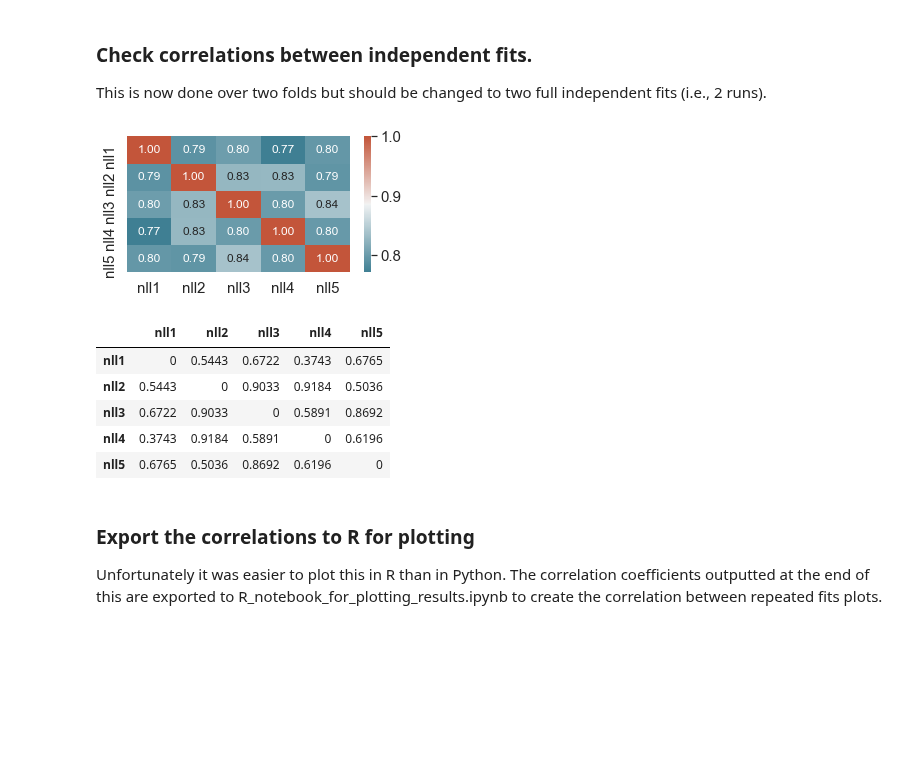
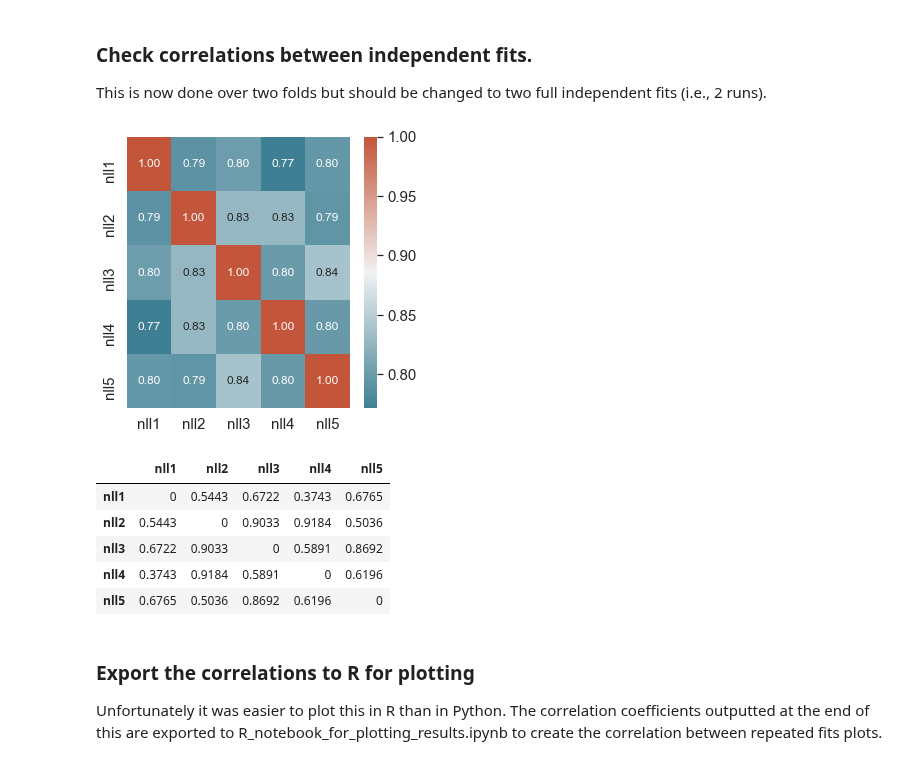
Before and after one commit to sinabolouki/fourinarow_analyses, a Jupyter notebook: Analysis notebooks/new/Age Plots.ipynb, the cells around one changed output. Drawn from its saved outputs; the diff is of its cells as text; code cells hidden in the pictures; blank space fills up the shorter version.

Commit message:
Updated age plots

```diff
--- a/Analysis notebooks/new/Age Plots.ipynb
+++ b/Analysis notebooks/new/Age Plots.ipynb
@@ -659,16 +668,17 @@ nll_plot.set_xticklabels(nll_plot.get_xticks().astype(int), size = 25)
 This is now done over two folds but should be changed to two full independent fits (i.e., 2 runs).
 # %%
 # are the folds correlated?
+fig, ax = plt.subplots(figsize=(5,5))
 NLL_wide
 corrNLL = NLL_wide.drop(["nll"], axis=1)
 corrMatrixNLL = corrNLL.corr()
 sns.heatmap(corrMatrixNLL, annot=True, fmt='.2f', cmap = sns.diverging_palette(220, 20, as_cmap=True))
 plt.show()
 
 calculate_pvalues(corrMatrixNLL)
 # answer: yes, except pd and fdr with elo
 # %% [output]
-[figure, old version]
+[figure, new version]
 |  | nll1 | nll2 | nll3 | nll4 | nll5 |
 | nll1 | 0 | 0.5443 | 0.6722 | 0.3743 | 0.6765 |
 | nll2 | 0.5443 | 0 | 0.9033 | 0.9184 | 0.5036 |
```
Also changed, not shown: parts of 19 cells of this notebook.
